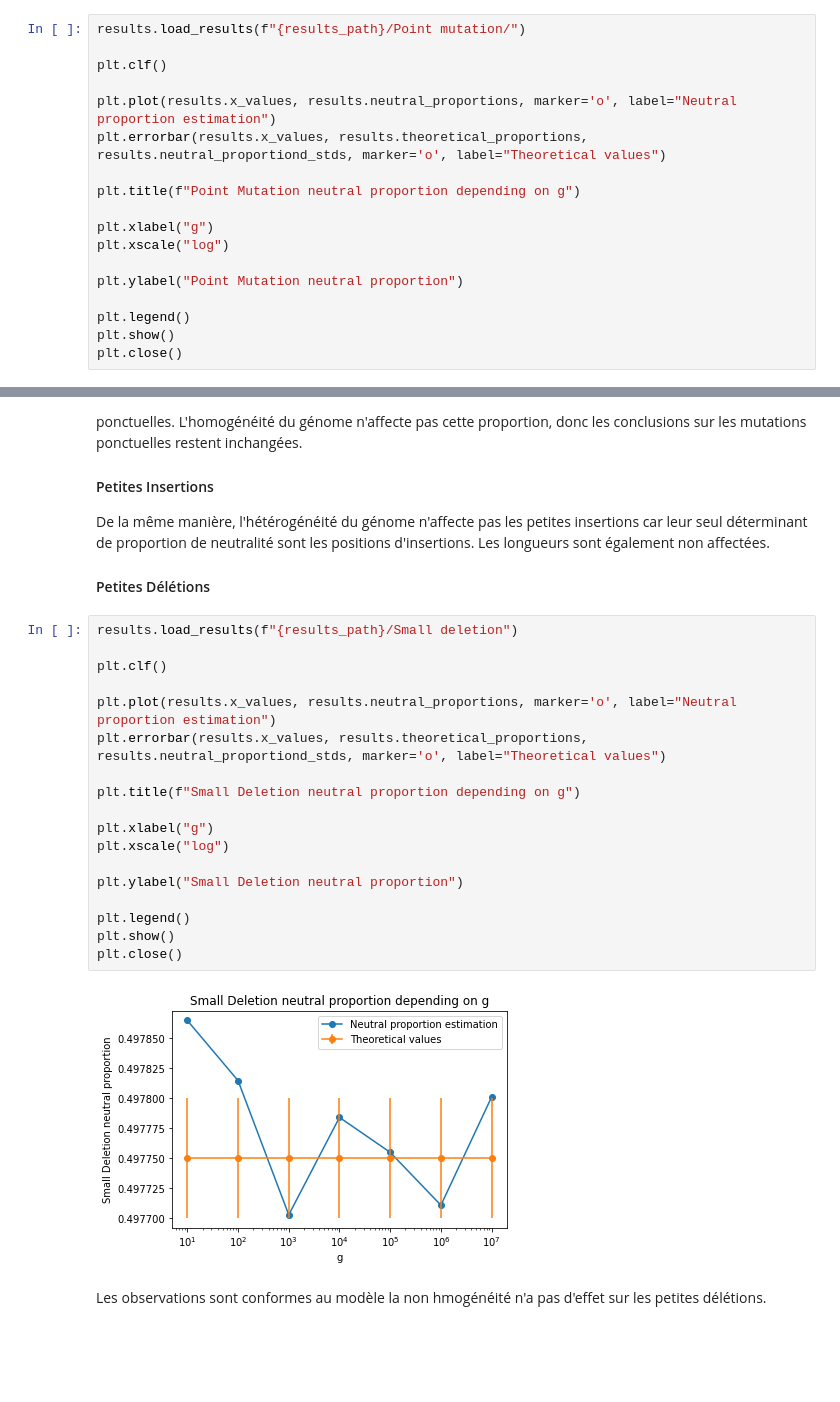
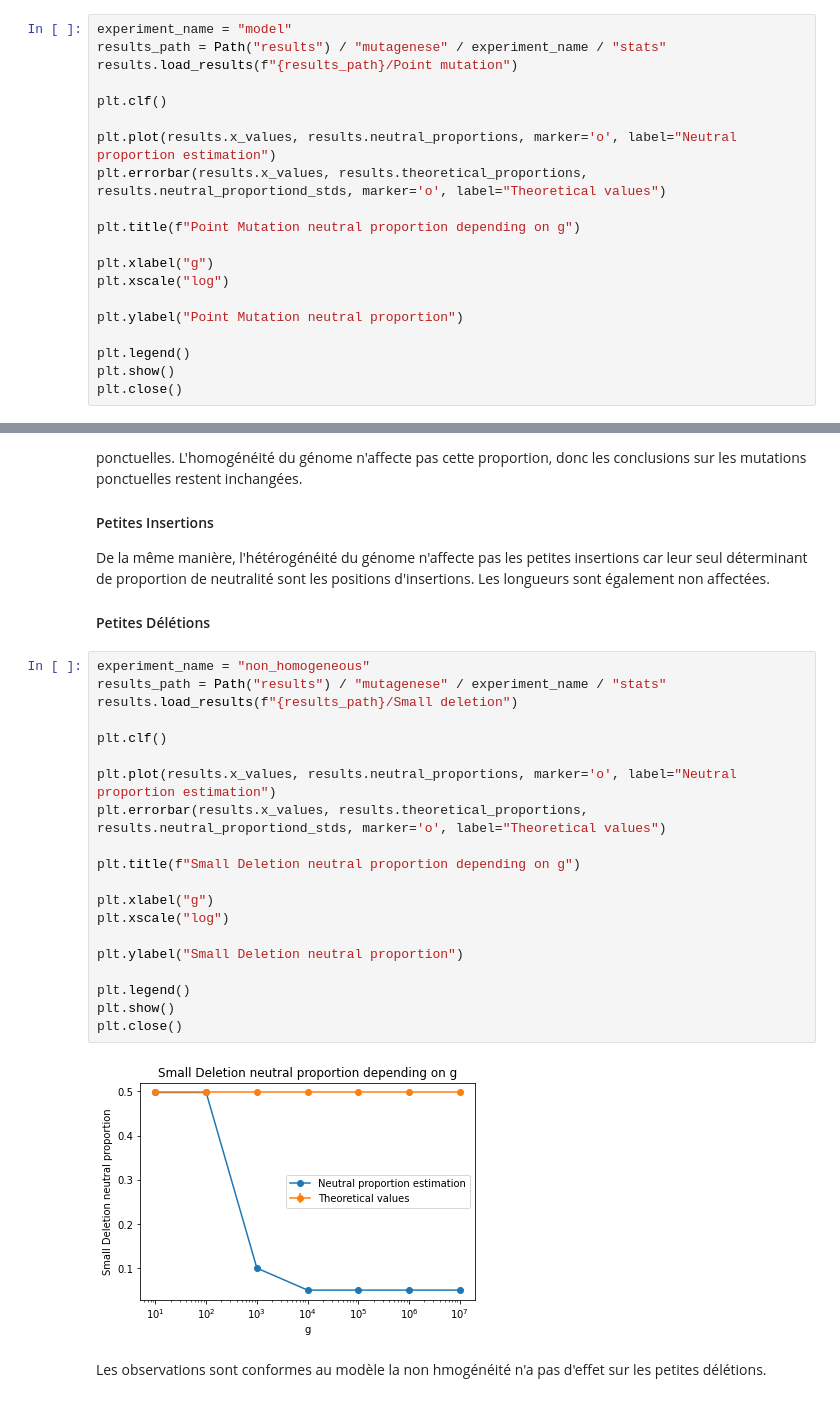
Before and after one commit to Jojobarbarr/AL_predict, a Jupyter notebook: Mutagenese.ipynb, the cells around one changed output, grey strips where cells are left out. Drawn from its saved outputs; the diff is of its cells as text; blank space fills up the shorter version.

```diff
--- a/Mutagenese.ipynb
+++ b/Mutagenese.ipynb
@@ -67,7 +69,9 @@ results_path = "results/model"
 # %% [markdown]
 #### Mutations ponctuelles
 # %%
-results.load_results(f"{results_path}/Point mutation/")
+experiment_name = "model"
+results_path = Path("results") / "mutagenese" / experiment_name / "stats"
+results.load_results(f"{results_path}/Point mutation")
 
 plt.clf()
 
@@ -408,25 +420,27 @@ La proportion de bases non codante est le seul déterminant de la proportion de
 De la même manière, l'hétérogénéité du génome n'affecte pas les petites insertions car leur seul déterminant de proportion de neutralité sont les positions d'insertions. Les longueurs sont également non affectées.
 #### Petites Délétions
 # %%
+experiment_name = "non_homogeneous"
+results_path = Path("results") / "mutagenese" / experiment_name / "stats"
 results.load_results(f"{results_path}/Small deletion")
 
 plt.clf()
 
 plt.plot(results.x_values, results.neutral_proportions, marker='o', label="Neutral proportion estimation")
 plt.errorbar(results.x_values, results.theoretical_proportions, results.neutral_proportiond_stds, marker='o', label="Theoretical values")
 
 plt.title(f"Small Deletion neutral proportion depending on g")
 
 plt.xlabel("g")
 plt.xscale("log")
 
 plt.ylabel("Small Deletion neutral proportion")
 
 plt.legend()
 plt.show()
 plt.close()
 # %% [output]
-[figure, old version]
+[figure, new version]
 # %% [markdown]
 Les observations sont conformes au modèle la non hmogénéité n'a pas d'effet sur les petites délétions.
 # %%
```
Also changed, not shown: parts of 46 cells of this notebook, 8 other files.
